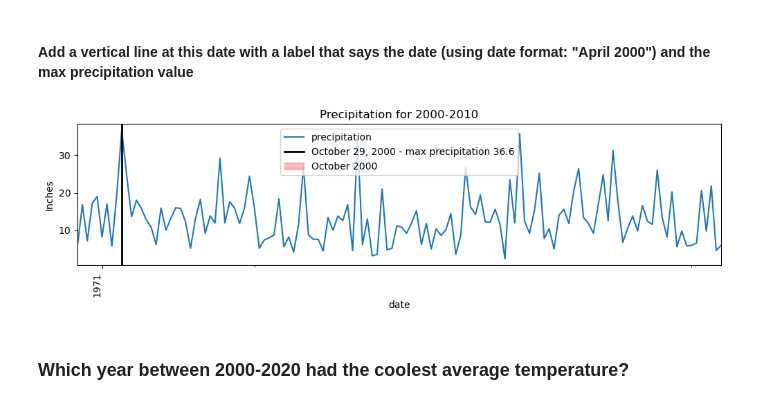
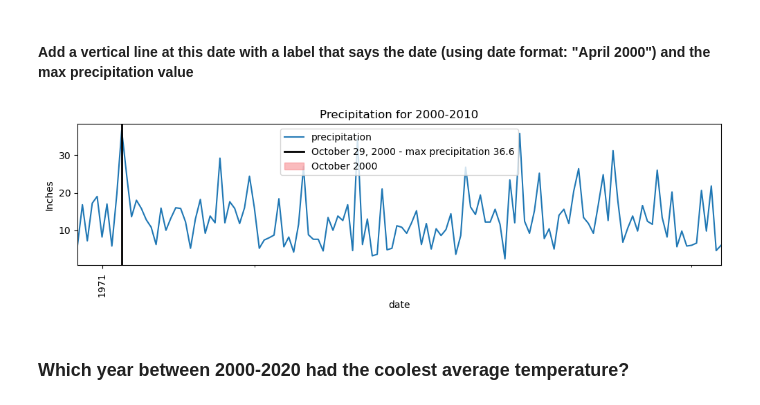
Before and after one commit to andreacohen7/Weather-Data-From-London, a Jupyter notebook: Resampling Datetime Data.ipynb, the cells around one changed output. Drawn from its saved outputs; the diff is of its cells as text; code cells hidden in the pictures.

```diff
--- a/Resampling Datetime Data.ipynb
+++ b/Resampling Datetime Data.ipynb
@@ -333,16 +335,16 @@ Name: 2000-10-29 00:00:00, dtype: float64
 # %%
 fig, ax = plt.subplots()
 ax = temp_df_monthly.plot(ax = ax, title = 'Precipitation for 2000-2010', ylabel = 'Inches')
 ax.xaxis.set_major_locator(loc_year)
 ax.xaxis.set_major_formatter(fmt_year)
 ax.xaxis.set_minor_locator(loc_3months)
 ax.axvline(max_date, color = 'k', lw = 2, ls = '-', label = 'October 29, 2000 - max precipitation 36.6')
 ax.axvspan('2000-10-01', '2000-10-31', color = '#f7797d', alpha = 0.5, zorder = 0, label = 'October 2000')
 ax.legend();
 fig = ax.get_figure()
-fig.autofmt_xdate(rotation = 90)
+fig.autofmt_xdate(rotation = 90, ha = 'center')
 # %% [output]
-[figure, old version]
+[figure, new version]
 # %% [markdown]
 ### Which year between 2000-2020 had the coolest average temperature?
 # %% [markdown]
```
Also changed, not shown: parts of 13 cells of this notebook.
